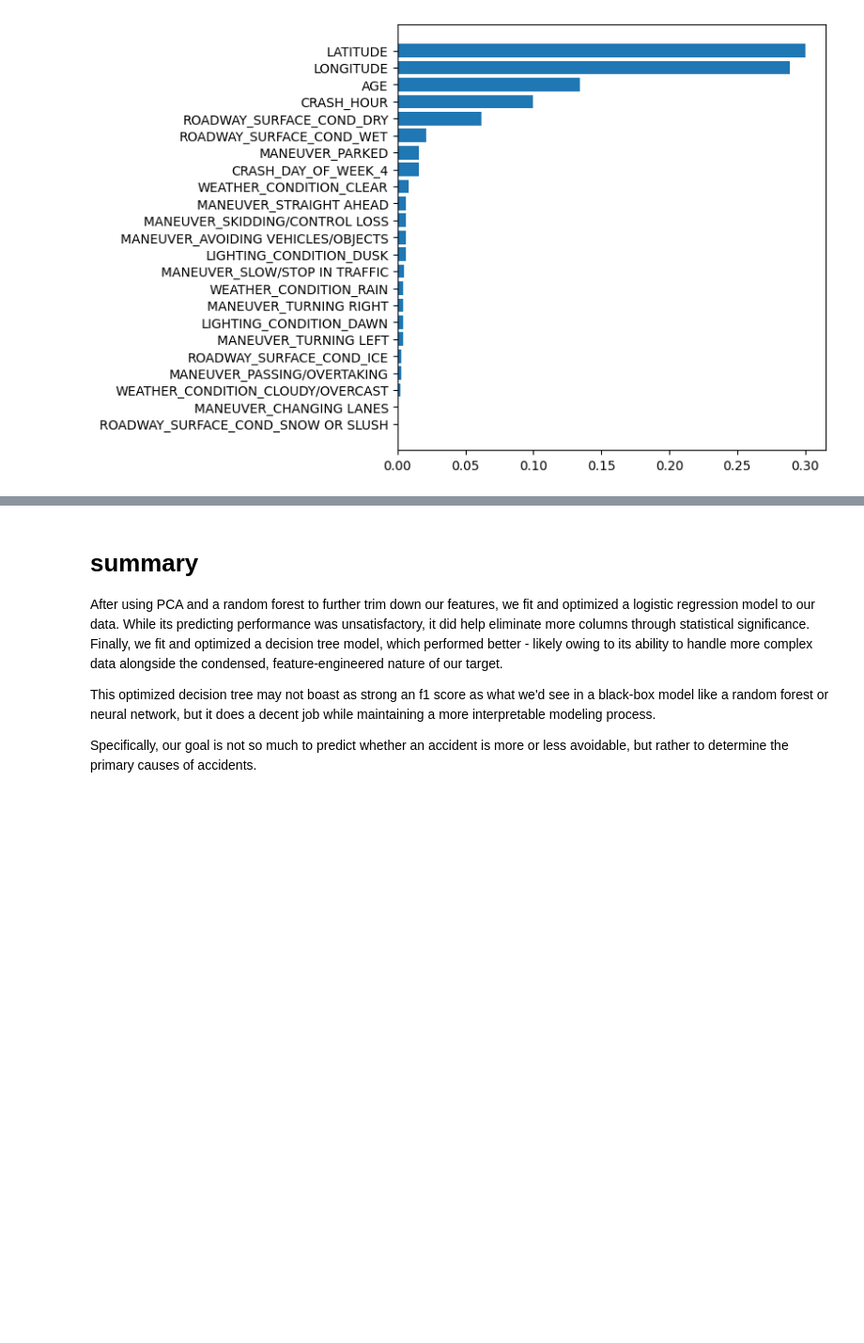
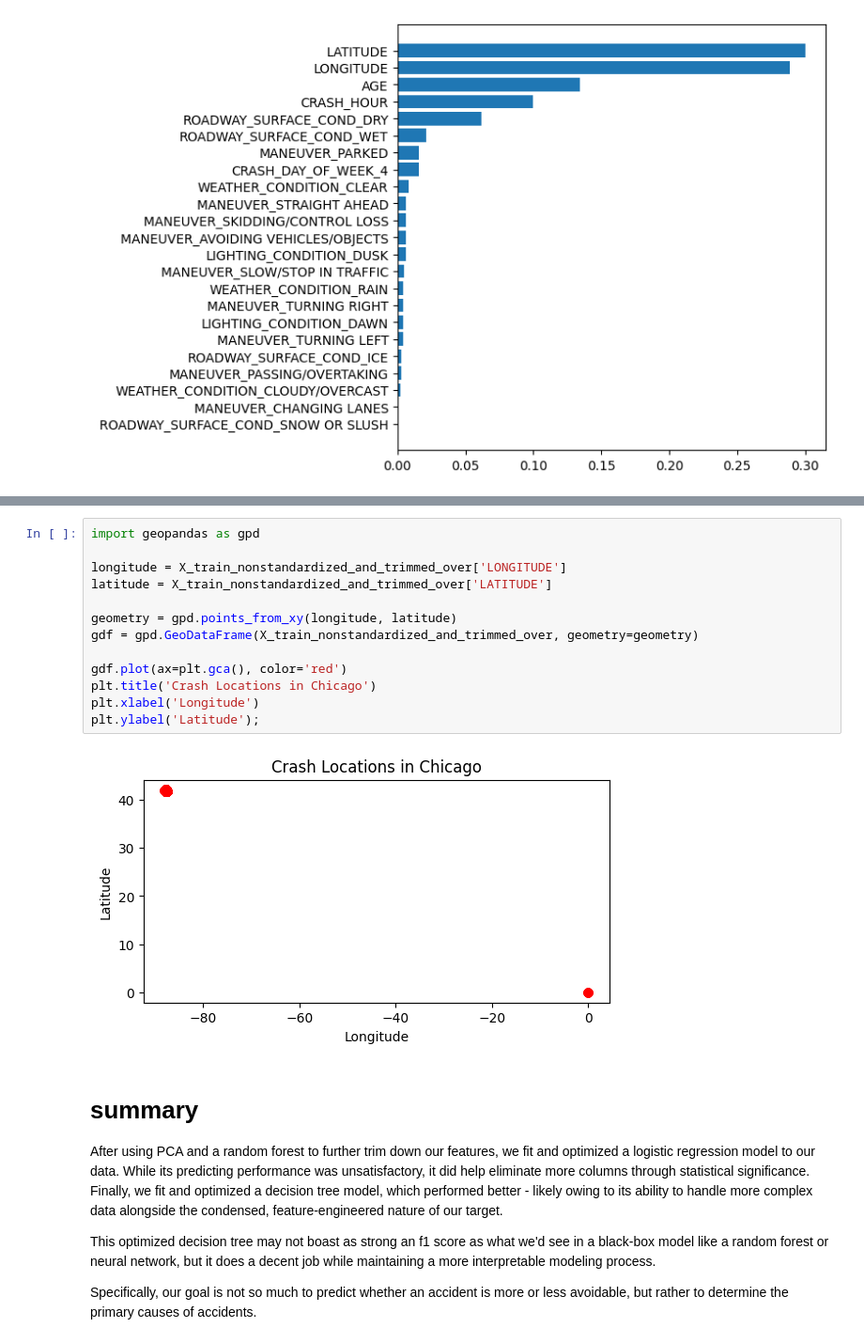
Before and after one commit to joeldmott/chicago_auto_accidents_project, a Jupyter notebook: project_notebook.ipynb, the cells around one changed output, grey strips where cells are left out. Shown at 94% size. Cells and saved outputs as stored; diff of their text form; blank space fills up the shorter version.

Commit message:
working on mapping locations

```diff
--- a/project_notebook.ipynb
+++ b/project_notebook.ipynb
@@ -1600,3 +1610,18 @@ ax.barh(ffi_series.index, ffi_series.values);
+# %%
+import geopandas as gpd
+
+longitude = X_train_nonstandardized_and_trimmed_over['LONGITUDE']
+latitude = X_train_nonstandardized_and_trimmed_over['LATITUDE']
+
+geometry = gpd.points_from_xy(longitude, latitude)
+gdf = gpd.GeoDataFrame(X_train_nonstandardized_and_trimmed_over, geometry=geometry)
+
+gdf.plot(ax=plt.gca(), color='red')
+plt.title('Crash Locations in Chicago')
+plt.xlabel('Longitude')
+plt.ylabel('Latitude');
+# %% [output]
+[figure, added]
 # %% [markdown]
 # summary
 
```
Also changed, not shown: parts of 1 cell of this notebook.
